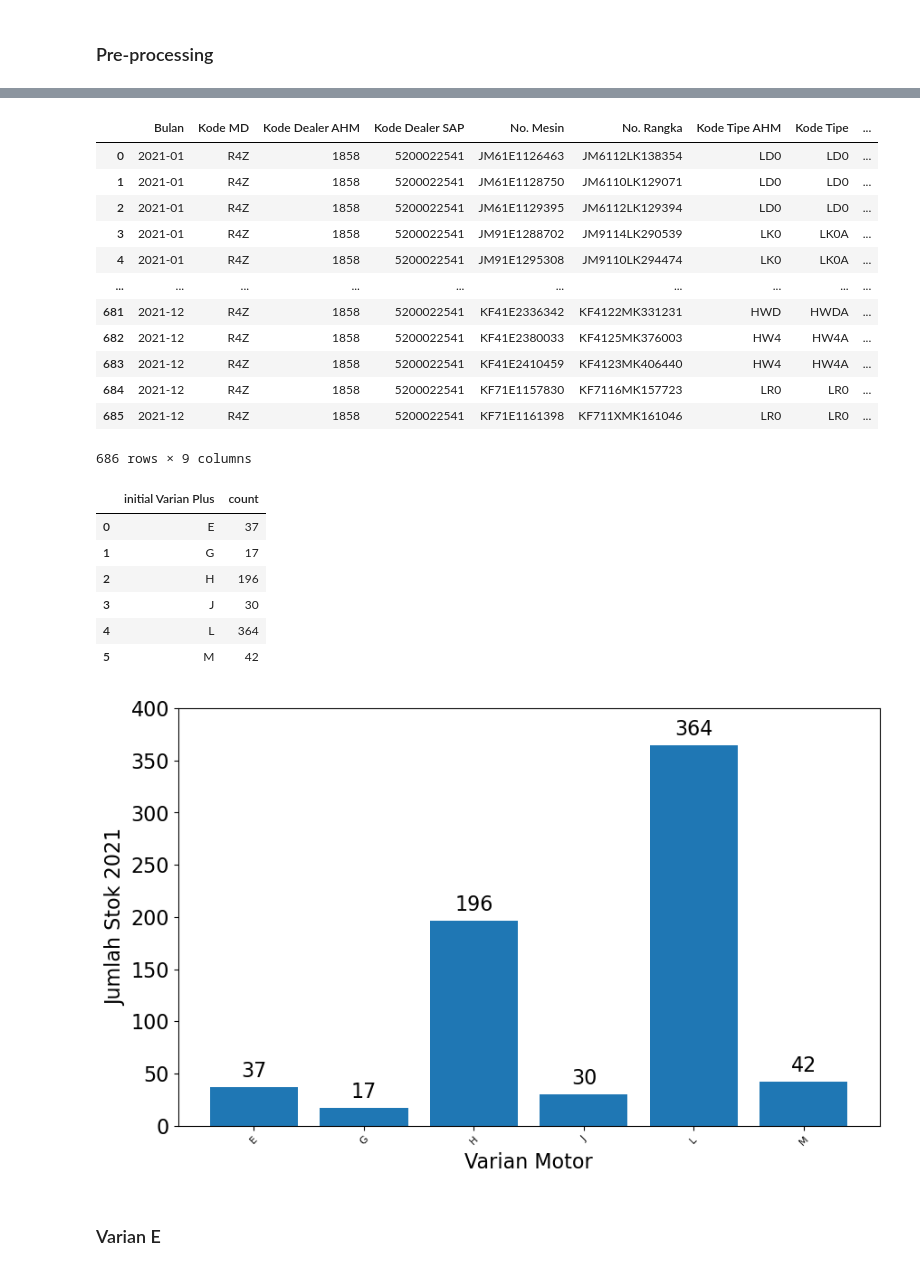
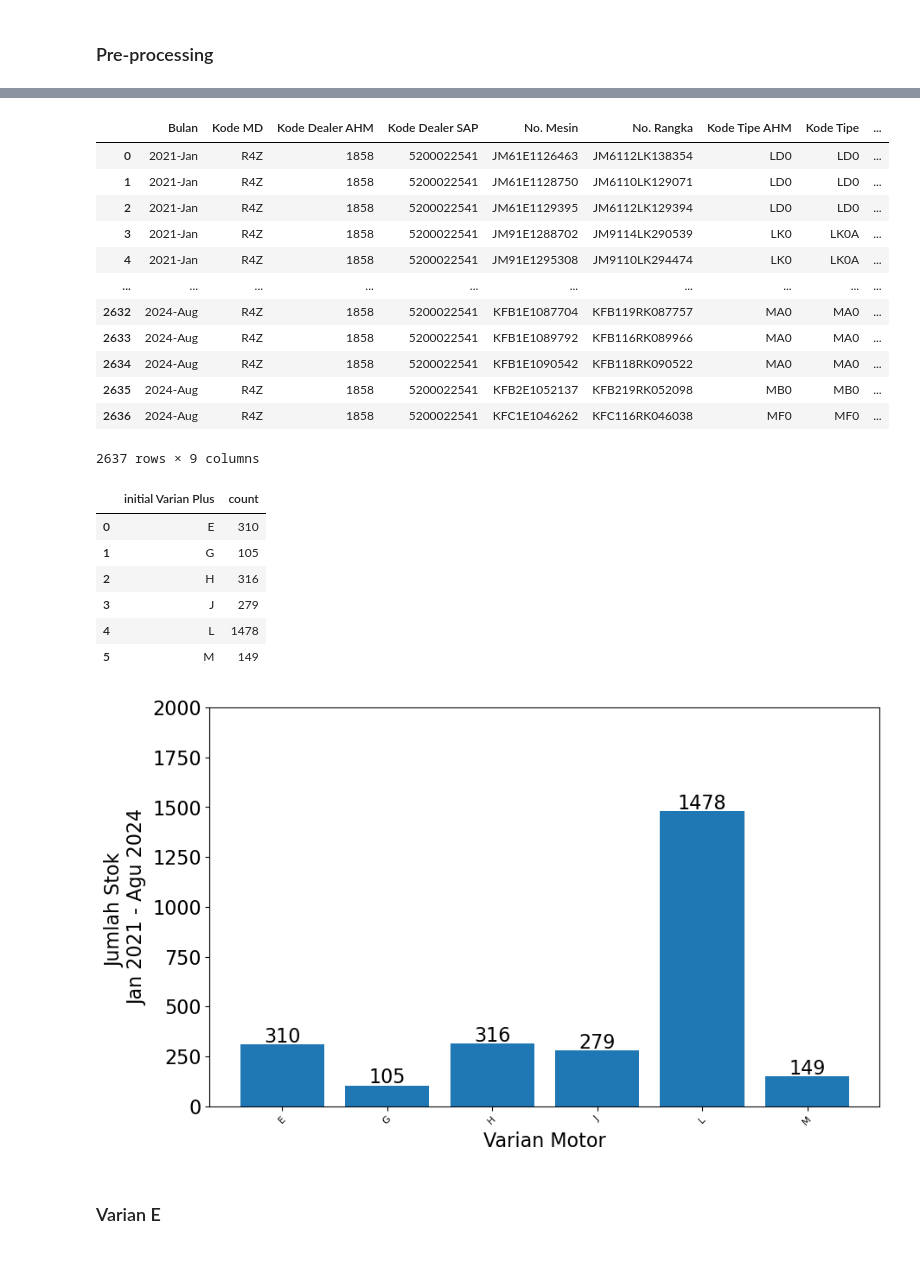
Before and after one commit to anajesset/tugas-akhirr, a Jupyter notebook: stock_21.ipynb, the cells around one changed output, grey strips where cells are left out. Cells and saved outputs as stored; diff of their text form; code cells hidden in the pictures.

```diff
--- a/stock_21.ipynb
+++ b/stock_21.ipynb
@@ -16,10 +16,10 @@ plt.rcParams.update({
 # %% [markdown]
 ### Pre-processing
 # %%
-file_path = "./data/stock_2021(1).csv"
-df_stock_21 = pd.read_csv(file_path)
-df_stock_21["Bulan"] = pd.to_datetime(df_stock_21["Bulan"].astype(str) + "-2021", format="%m-%Y")
-df_stock_21["Bulan"] = df_stock_21["Bulan"].dt.strftime("%Y-%m")
-df_stock_21
+file_path = "./data/stock_cdb_2021_2024.csv"
+df_stock = pd.read_csv(file_path)
+df_stock["Bulan"] = pd.to_datetime(df_stock["Bulan"], format="%b-%y")
+df_stock["Bulan"] = df_stock["Bulan"].dt.strftime("%Y-%b")
+df_stock
 # %% [output]
 |  | Bulan | Kode MD | Kode Dealer AHM | Kode Dealer SAP | No. Mesin | No. Rangka | Kode Tipe AHM | Kode Tipe |
@@ -38,55 +38,55 @@ df_stock_21
 # %%
-df_stock_21_initial = df_stock_21.copy()
-df_stock_21_initial["initial Varian Plus"] = df_stock_21_initial["Kode Tipe AHM"].apply(lambda x: x[0])
-df_stock_21_initial
+df_stock_initial = df_stock.copy()
+df_stock_initial["initial Varian Plus"] = df_stock_initial["Kode Tipe AHM"].apply(lambda x: x[0])
+df_stock_initial
 # %% [output]
 |  | Bulan | Kode MD | Kode Dealer AHM | Kode Dealer SAP | No. Mesin | No. Rangka | Kode Tipe AHM | Kode Tipe | ... |
-| 0 | 2021-01 | R4Z | 1858 | 5200022541 | JM61E1126463 | JM6112LK138354 | LD0 | LD0 | ... |
-| 1 | 2021-01 | R4Z | 1858 | 5200022541 | JM61E1128750 | JM6110LK129071 | LD0 | LD0 | ... |
-| 2 | 2021-01 | R4Z | 1858 | 5200022541 | JM61E1129395 | JM6112LK129394 | LD0 | LD0 | ... |
-| 3 | 2021-01 | R4Z | 1858 | 5200022541 | JM91E1288702 | JM9114LK290539 | LK0 | LK0A | ... |
-| 4 | 2021-01 | R4Z | 1858 | 5200022541 | JM91E1295308 | JM9110LK294474 | LK0 | LK0A | ... |
+| 0 | 2021-Jan | R4Z | 1858 | 5200022541 | JM61E1126463 | JM6112LK138354 | LD0 | LD0 | ... |
+| 1 | 2021-Jan | R4Z | 1858 | 5200022541 | JM61E1128750 | JM6110LK129071 | LD0 | LD0 | ... |
+| 2 | 2021-Jan | R4Z | 1858 | 5200022541 | JM61E1129395 | JM6112LK129394 | LD0 | LD0 | ... |
+| 3 | 2021-Jan | R4Z | 1858 | 5200022541 | JM91E1288702 | JM9114LK290539 | LK0 | LK0A | ... |
+| 4 | 2021-Jan | R4Z | 1858 | 5200022541 | JM91E1295308 | JM9110LK294474 | LK0 | LK0A | ... |
 | ... | ... | ... | ... | ... | ... | ... | ... | ... | ... |
-| 681 | 2021-12 | R4Z | 1858 | 5200022541 | KF41E2336342 | KF4122MK331231 | HWD | HWDA | ... |
-| 682 | 2021-12 | R4Z | 1858 | 5200022541 | KF41E2380033 | KF4125MK376003 | HW4 | HW4A | ... |
-| 683 | 2021-12 | R4Z | 1858 | 5200022541 | KF41E2410459 | KF4123MK406440 | HW4 | HW4A | ... |
-| 684 | 2021-12 | R4Z | 1858 | 5200022541 | KF71E1157830 | KF7116MK157723 | LR0 | LR0 | ... |
-| 685 | 2021-12 | R4Z | 1858 | 5200022541 | KF71E1161398 | KF711XMK161046 | LR0 | LR0 | ... |
+| 2632 | 2024-Aug | R4Z | 1858 | 5200022541 | KFB1E1087704 | KFB119RK087757 | MA0 | MA0 | ... |
+| 2633 | 2024-Aug | R4Z | 1858 | 5200022541 | KFB1E1089792 | KFB116RK089966 | MA0 | MA0 | ... |
+| 2634 | 2024-Aug | R4Z | 1858 | 5200022541 | KFB1E1090542 | KFB118RK090522 | MA0 | MA0 | ... |
+| 2635 | 2024-Aug | R4Z | 1858 | 5200022541 | KFB2E1052137 | KFB219RK052098 | MB0 | MB0 | ... |
+| 2636 | 2024-Aug | R4Z | 1858 | 5200022541 | KFC1E1046262 | KFC116RK046038 | MF0 | MF0 | ... |
-686 rows × 9 columns
+2637 rows × 9 columns
 # %%
-df_stock_21_count = df_stock_21_initial[["initial Varian Plus"]].copy()
-df_stock_21_count["count"] = 1.
-df_stock_21_count = df_stock_21_count.groupby("initial Varian Plus").agg("count").reset_index()
-df_stock_21_count
+df_stock_count = df_stock_initial[["initial Varian Plus"]].copy()
+df_stock_count["count"] = 1.
+df_stock_count = df_stock_count.groupby("initial Varian Plus").agg("count").reset_index()
+df_stock_count
 # %% [output]
 |  | initial Varian Plus | count |
-| 0 | E | 37 |
-| 1 | G | 17 |
-| 2 | H | 196 |
-| 3 | J | 30 |
-| 4 | L | 364 |
-| 5 | M | 42 |
+| 0 | E | 310 |
+| 1 | G | 105 |
+| 2 | H | 316 |
+| 3 | J | 279 |
+| 4 | L | 1478 |
+| 5 | M | 149 |
 # %%
 fig, ax = plt.subplots(figsize=(10, 6))
 
 # because pandas includes right endpoint, we must subtract by one
-x_data = df_stock_21_count["initial Varian Plus"]
-y_data = df_stock_21_count["count"]
+x_data = df_stock_count["initial Varian Plus"]
+y_data = df_stock_count["count"]
 ax.bar(x_data, y_data)
 
 ax.set_xticks(np.arange(len(x_data)))
 ax.set_xticklabels(x_data, rotation=45, fontsize=8)
 ax.set_xlabel("Varian Motor")
-ax.set_ylabel("Jumlah Stok 2021")
-ax.set_ylim([0, 400])
+ax.set_ylabel("Jumlah Stok \nJan 2021 - Agu 2024")
+ax.set_ylim([0, 2000])
 
 for idx, val in enumerate(y_data):
   ax.text(x=idx, y=val+10, s=f"{val}", ha="center")
 
 plt.subplots_adjust(hspace=0.3)
 plt.show()
 # %% [output]
-[figure, old version]
+[figure, new version]
 # %% [markdown]
 ### Varian E
 # %%
```
Also changed, not shown: parts of 26 cells of this notebook, 24 other files.
